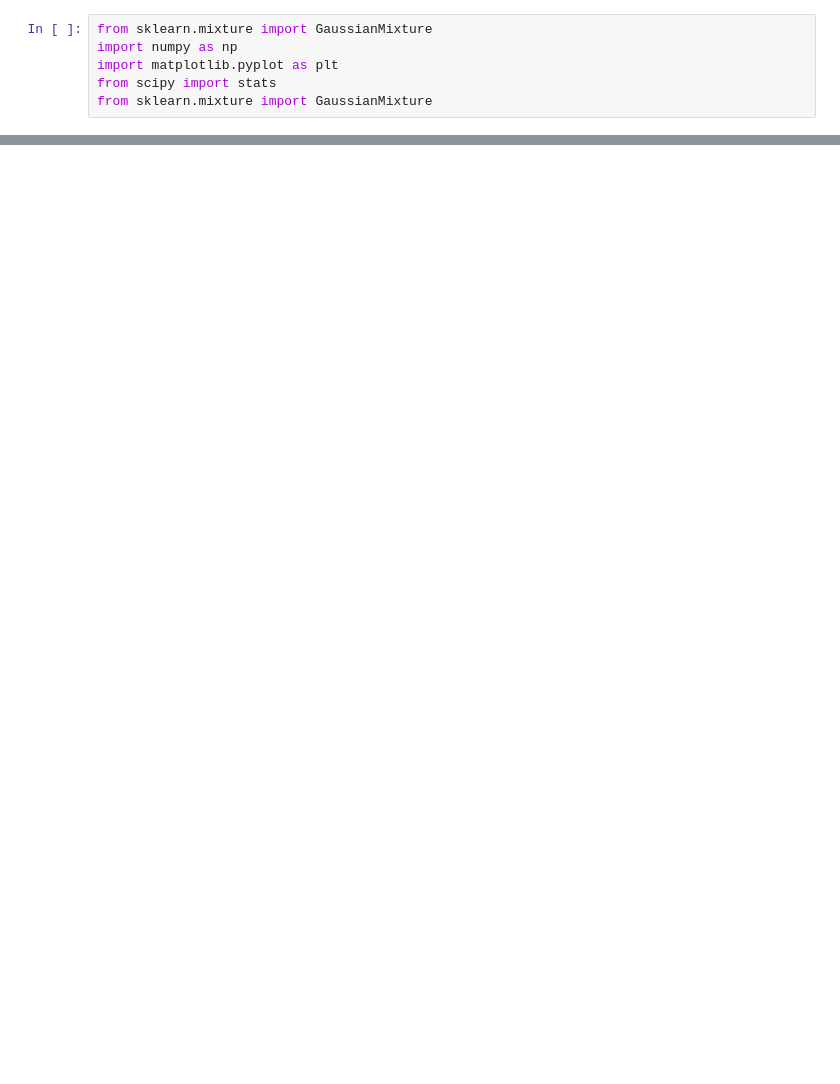
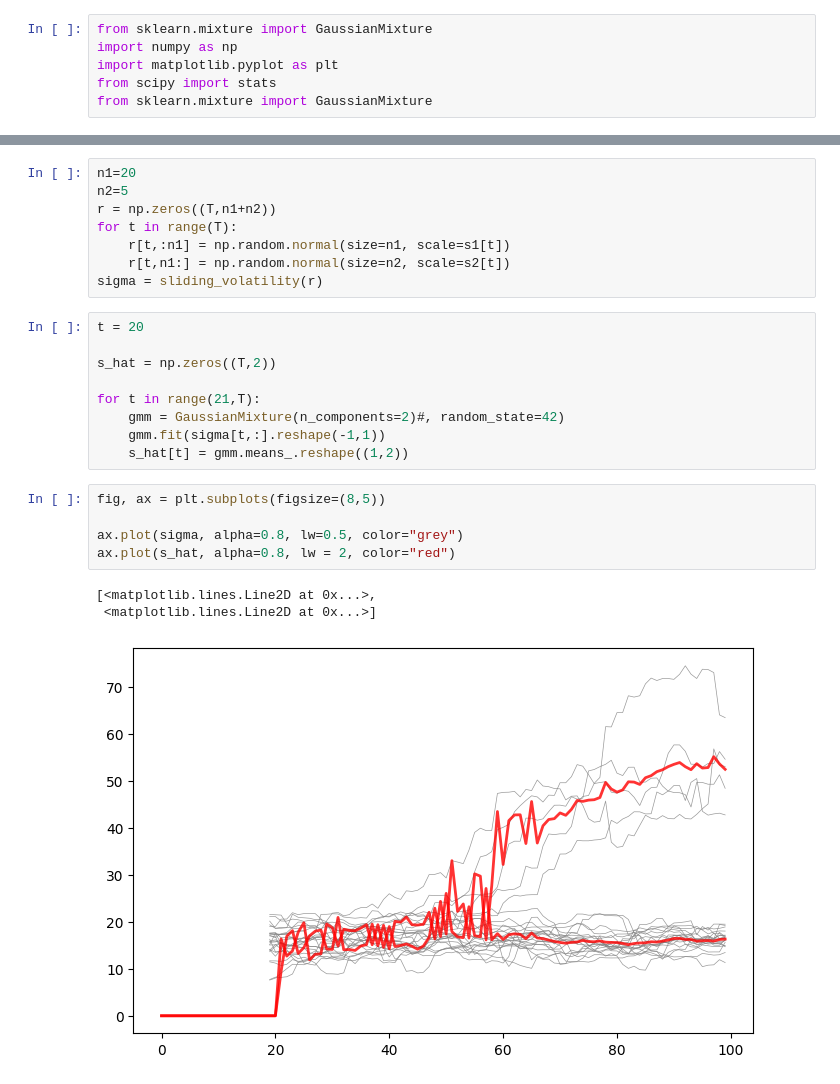
Before and after one commit to jomoussafir/codex, a Jupyter notebook: gaussian_mixture.ipynb, the cells around one changed output, grey strips where cells are left out. Cells and saved outputs as stored; diff of their text form; blank space fills up the shorter version.

```diff
--- a/gaussian_mixture.ipynb
+++ b/gaussian_mixture.ipynb
@@ -50,0 +122,26 @@ GMM weights: [0.79989272 0.20010728]
+# %%
+n1=20
+n2=5
+r = np.zeros((T,n1+n2))
+for t in range(T):
+    r[t,:n1] = np.random.normal(size=n1, scale=s1[t])
+    r[t,n1:] = np.random.normal(size=n2, scale=s2[t])
+sigma = sliding_volatility(r)
+# %%
+t = 20
+
+s_hat = np.zeros((T,2))
+
+for t in range(21,T):
+    gmm = GaussianMixture(n_components=2)#, random_state=42)
+    gmm.fit(sigma[t,:].reshape(-1,1))
+    s_hat[t] = gmm.means_.reshape((1,2))
+# %%
+fig, ax = plt.subplots(figsize=(8,5))
+
+ax.plot(sigma, alpha=0.8, lw=0.5, color="grey")
+ax.plot(s_hat, alpha=0.8, lw = 2, color="red")
+# %% [output]
+[<matplotlib.lines.Line2D at 0x...>,
+ <matplotlib.lines.Line2D at 0x...>]
+[figure, added]
```
Also changed, not shown: parts of 5 cells of this notebook.
